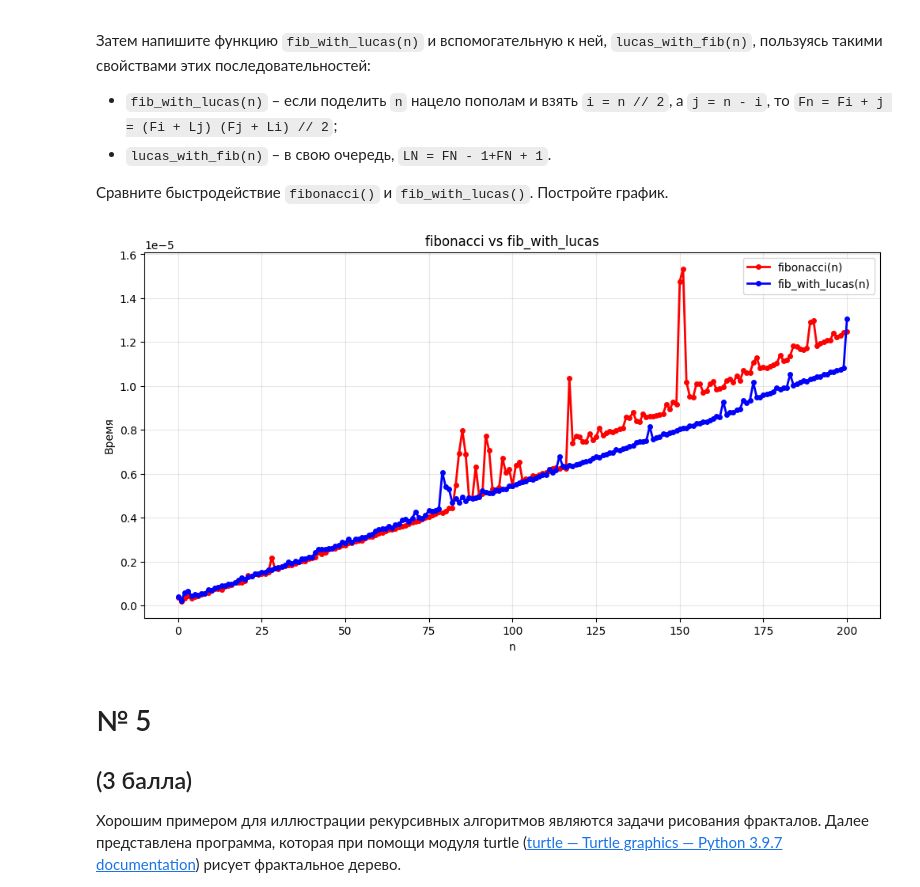
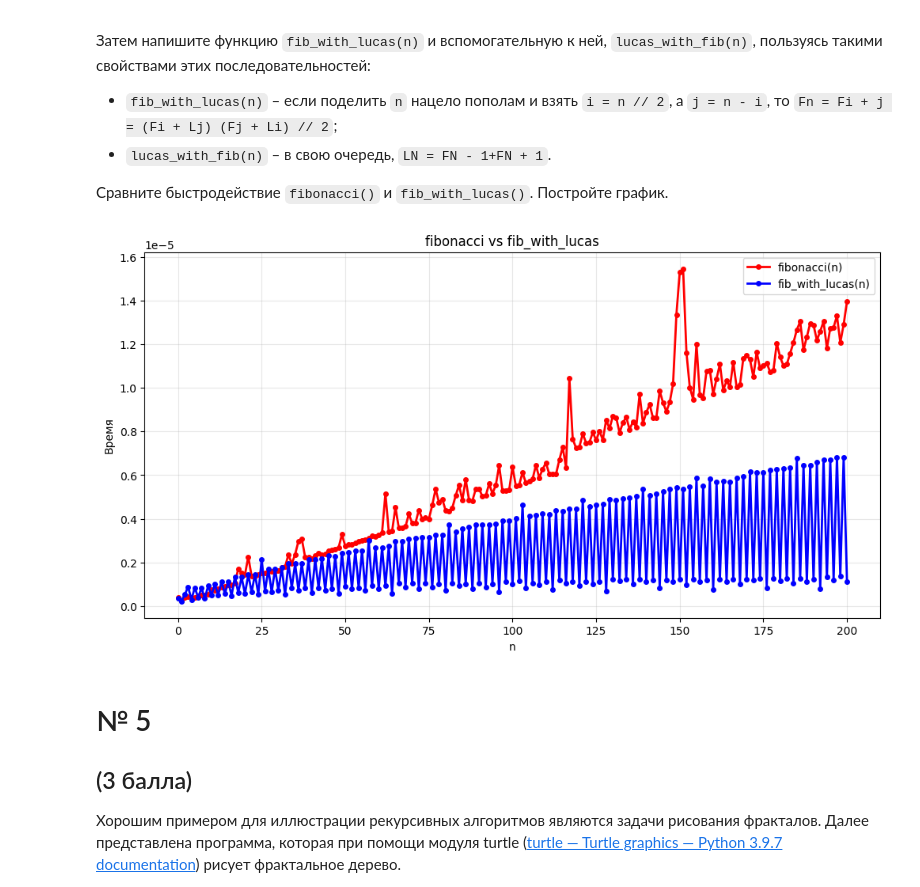
Before and after one commit to GreyFW/Algos_n_DataStruct, a Jupyter notebook: lab2.ipynb, the cells around one changed output. Saved outputs shown, nothing was run; the diff lists cells and outputs as text; code cells hidden in the pictures.

Commit message:
changed tree4 pic, upd fibonacci task

```diff
--- a/lab2.ipynb
+++ b/lab2.ipynb
@@ -296,25 +296,26 @@ def lucas(n):
 
 @functools.lru_cache(maxsize=None)
 def fib_with_lucas(n):
-    """F_n = (F_i + L_j) * (F_j + L_i) // 2"""
     if n == 0:
         return 0
     elif n == 1:
         return 1
 
-    i = n // 2
-    j = n - i
-
-    F_i = fibonacci(i)
-    F_j = fibonacci(j)
-    L_i = lucas(i)
-    L_j = lucas(j)
-
-    return (F_i + L_j) * (F_j + L_i) // 2
+    if n % 2 == 0:
+        k = n // 2
+        Fk = fib_with_lucas(k)
+        Lk = lucas_with_fib(k)
+        return Fk * Lk
+    else:
+        k = (n - 1) // 2
+        Fk = fib_with_lucas(k)
+        Fk1 = fib_with_lucas(k + 1)
+        Lk = lucas_with_fib(k)
+        Lk1 = lucas_with_fib(k+1)
+        return (Fk * Lk1 + Fk1 * Lk) // 2
 
 @functools.lru_cache(maxsize=None)
 def lucas_with_fib(n):
-    """L_n = F_n-1 + F_n+1"""
     if n == 0:
         return 2
     if n == 1:
@@ -332,34 +333,34 @@ for n in n_values:
     fibonacci.cache_clear()
     times = []
     for _ in range(TRIALS):
         time_taken = (timing_func(fibonacci, n))
         times.append(time_taken)
     avg_time = sum(times) / len(times)
     times_fib.append(avg_time)
 
 for n in n_values:
     fibonacci.cache_clear()
     lucas.cache_clear()
     fib_with_lucas.cache_clear()
     times = []
     for _ in range(TRIALS):
         time_taken = timing_func(fib_with_lucas, n)
         times.append(time_taken)
     avg_time = sum(times) / len(times)
     times_fib_with_lucas.append(avg_time)
 
 plt.figure(figsize=(12, 6))
 plt.plot(n_values, times_fib, 'ro-', label='fibonacci(n)', linewidth=2, markersize=4)
 plt.plot(n_values, times_fib_with_lucas, 'bo-', label='fib_with_lucas(n)', linewidth=2, markersize=4)
 
 plt.xlabel('n')
 plt.ylabel('Время')
 plt.title('fibonacci vs fib_with_lucas')
 plt.legend()
 plt.grid(True, alpha=0.3)
 plt.show()
 # %% [output]
-[figure, old version]
+[figure, new version]
 # %% [markdown]
 # № 5
 ## (3 балла)
```
Also changed, not shown: parts of 2 cells of this notebook, 1 other file.
